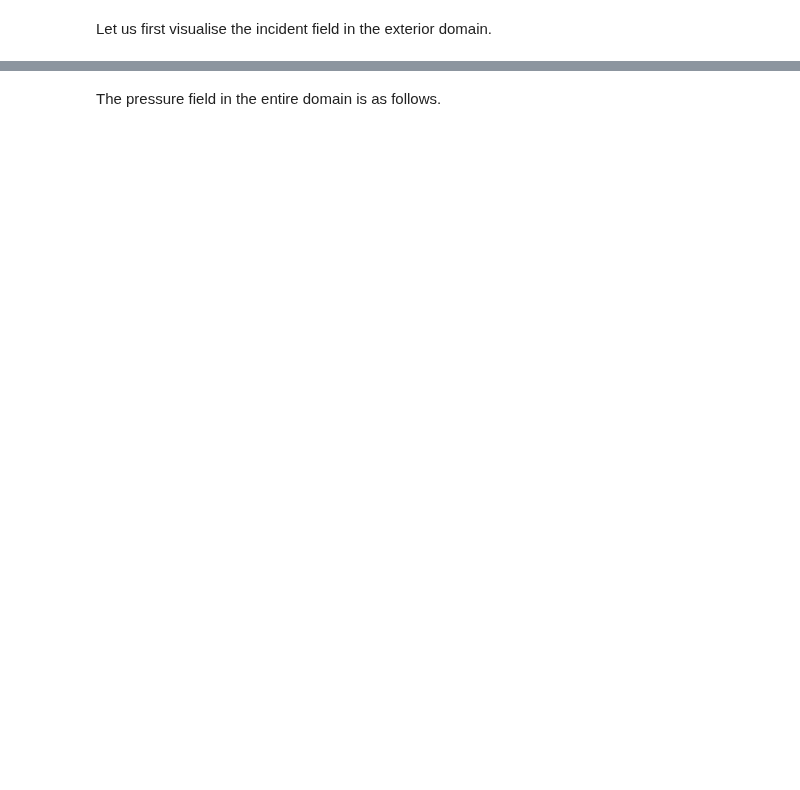
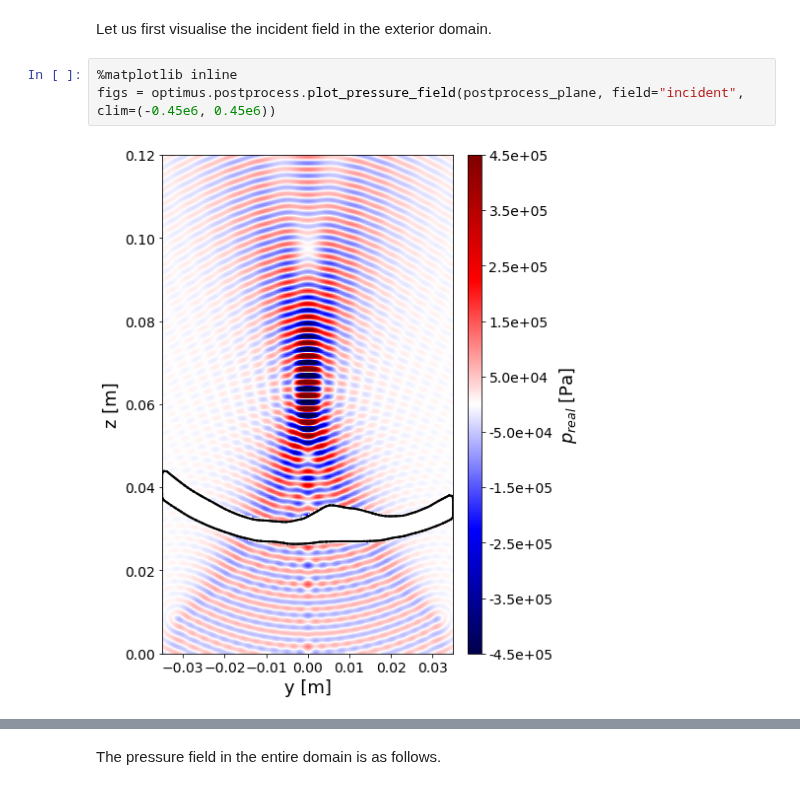
Before and after one commit to optimuslib/optimus, a Jupyter notebook: notebooks/Bowl source aberrated by a skull slab.ipynb, the cells around one changed output, grey strips where cells are left out. Drawn from its saved outputs; the diff is of its cells as text; blank space fills up the shorter version.

```diff
--- a/notebooks/Bowl source aberrated by a skull slab.ipynb
+++ b/notebooks/Bowl source aberrated by a skull slab.ipynb
@@ -108,2 +84,7 @@ postprocess_plane.compute_fields()
 # %% [markdown]
 Let us first visualise the incident field in the exterior domain.
+# %%
+%matplotlib inline
+figs = optimus.postprocess.plot_pressure_field(postprocess_plane, field="incident", clim=(-0.45e6, 0.45e6))
+# %% [output]
+[figure, added]
```
Also changed, not shown: parts of 15 cells of this notebook.
